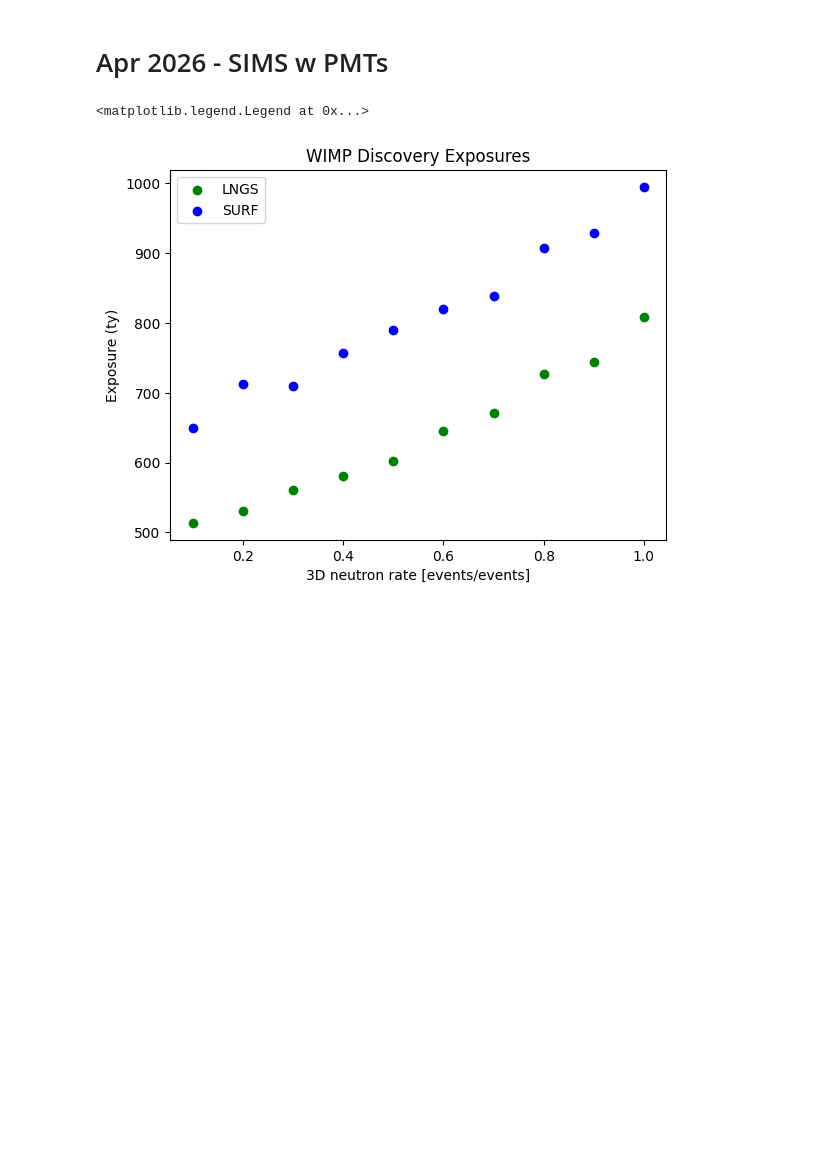
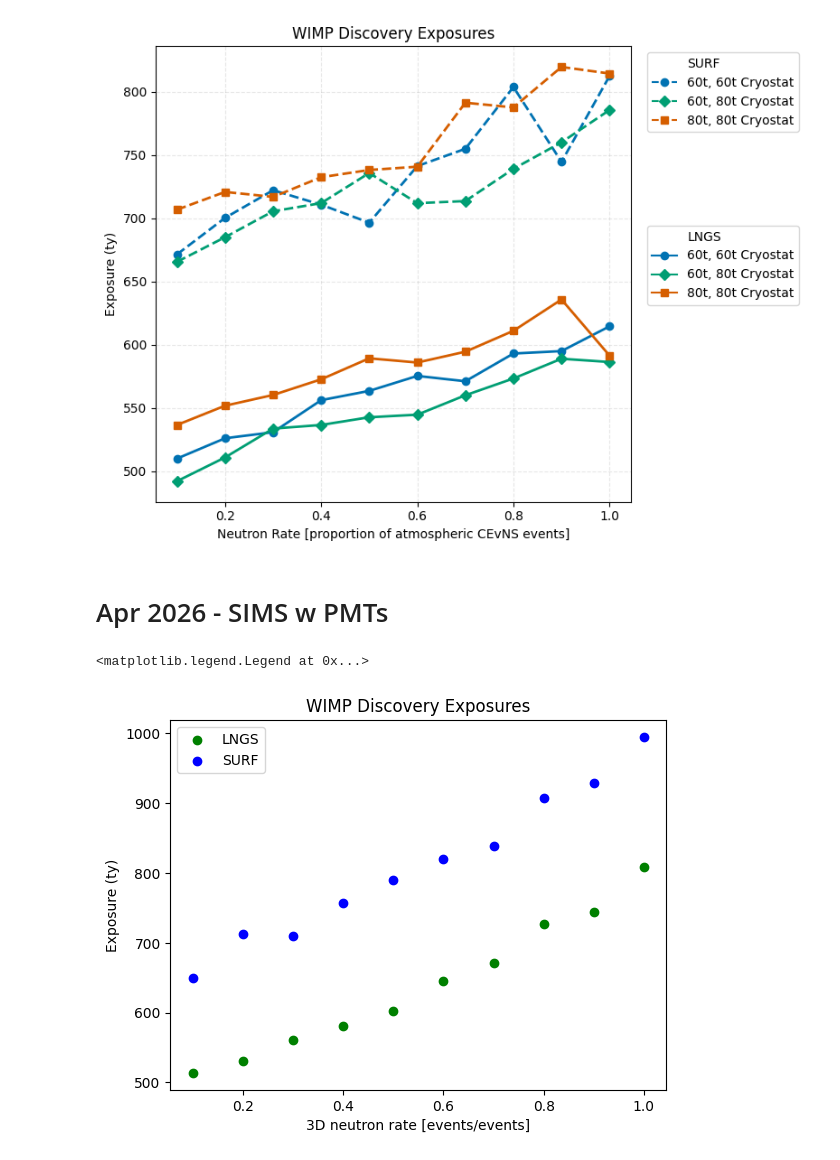
Before and after one commit to robertsjames/FlameFitSimple, a Jupyter notebook: python_notebooks/Exposures_vs_Rate_plots.ipynb, the cells around one changed output. Saved outputs shown, nothing was run; the diff lists cells and outputs as text; code cells hidden in the pictures; blank space fills up the shorter version.

```diff
--- a/python_notebooks/Exposures_vs_Rate_plots.ipynb
+++ b/python_notebooks/Exposures_vs_Rate_plots.ipynb
@@ -4,3 +7,85 @@ import matplotlib.pyplot as plt
+# %%
+
+conc = np.arange(0.1, 1.1, 0.1)
+
+
+
+lngs_sets = [
+    np.array([510.11, 526.16, 530.97, 556.25, 563.59, 575.40, 571.20, 593.09, 595.02, 614.59]),
+    np.array([492.26, 511.01, 533.81, 536.67, 542.76, 544.78, 560.12, 573.39, 588.98, 586.38]),
+    np.array([536.68, 551.87, 560.35, 572.74, 589.31, 585.98, 594.53, 611.04, 635.77, 591.44])
+]
+
+surf_sets = [
+    np.array([671.41, 700.23, 722.10, 710.65, 696.44, 741.16, 754.81, 803.61, 744.47, 812.33]),
+    np.array([665.53, 684.97, 705.47, 711.90, 735.70, 711.85, 713.53, 738.96, 759.92, 785.45]),
+    np.array([706.72, 720.73, 716.83, 732.37, 738.08, 740.67, 791.21, 787.49, 819.46, 814.26])
+
+]
+
+markers = ['o', 'D', 's']
+
+# 🎨 Same colors for both sites (by set)
+set_colors = ['#0072B2', '#009E73', '#D55E00']
+
+fig, ax = plt.subplots(figsize=(8, 6))
+
+# Plot LNGS (solid)
+for i, data in enumerate(lngs_sets):
+    x = conc[:len(data)]
+    ax.plot(x, data,
+            marker=markers[i],
+            linestyle='-',
+            color=set_colors[i],
+            linewidth=2)
+
+
+
+
+# Plot SURF (dashed)
+for i, data in enumerate(surf_sets):
+    x = conc[:len(data)]
+    ax.plot(x, data,
+            marker=markers[i],
+            linestyle='--',
+            color=set_colors[i],
+            linewidth=2)
+
+ax.set_xlabel('Neutron Rate [proportion of atmospheric CEvNS events]')
+ax.set_ylabel('Exposure (ty)')
+ax.set_title('WIMP Discovery Exposures')
+ax.grid(True, linestyle='--', alpha=0.3)
+
+# LNGS legend (solid lines)
+legend_lngs = [
+    Line2D([0], [0], color='none', linestyle='None', label='LNGS'),
+    Line2D([0], [0], color=set_colors[0], marker='o', linestyle='-', label='60t, 60t Cryostat'),
+    Line2D([0], [0], color=set_colors[1], marker='D', linestyle='-', label='60t, 80t Cryostat'),
+    Line2D([0], [0], color=set_colors[2], marker='s', linestyle='-', label='80t, 80t Cryostat')
+]
+
+# SURF legend (dashed lines, same colors)
+legend_surf = [
+    Line2D([0], [0], color='none', linestyle='None', label='SURF'),
+    Line2D([0], [0], color=set_colors[0], marker='o', linestyle='--', label='60t, 60t Cryostat'),
+    Line2D([0], [0], color=set_colors[1], marker='D', linestyle='--', label='60t, 80t Cryostat'),
+    Line2D([0], [0], color=set_colors[2], marker='s', linestyle='--', label='80t, 80t Cryostat')
+]
+
+# Place legends
+leg1 = ax.legend(handles=legend_surf,
+                 loc='upper left', bbox_to_anchor=(1.02, 1.00),
+                 frameon=True)
+ax.add_artist(leg1)
+
+ax.legend(handles=legend_lngs,
+          loc='upper left', bbox_to_anchor=(1.02, 0.62),
+          frameon=True)
+
+plt.tight_layout()
+plt.show()
+# %% [output]
+[figure, added]
 # %% [markdown]
 # Apr 2026 - SIMS w PMTs
 # %%
```
Also changed, not shown: parts of 8 cells of this notebook, 38 other files.
